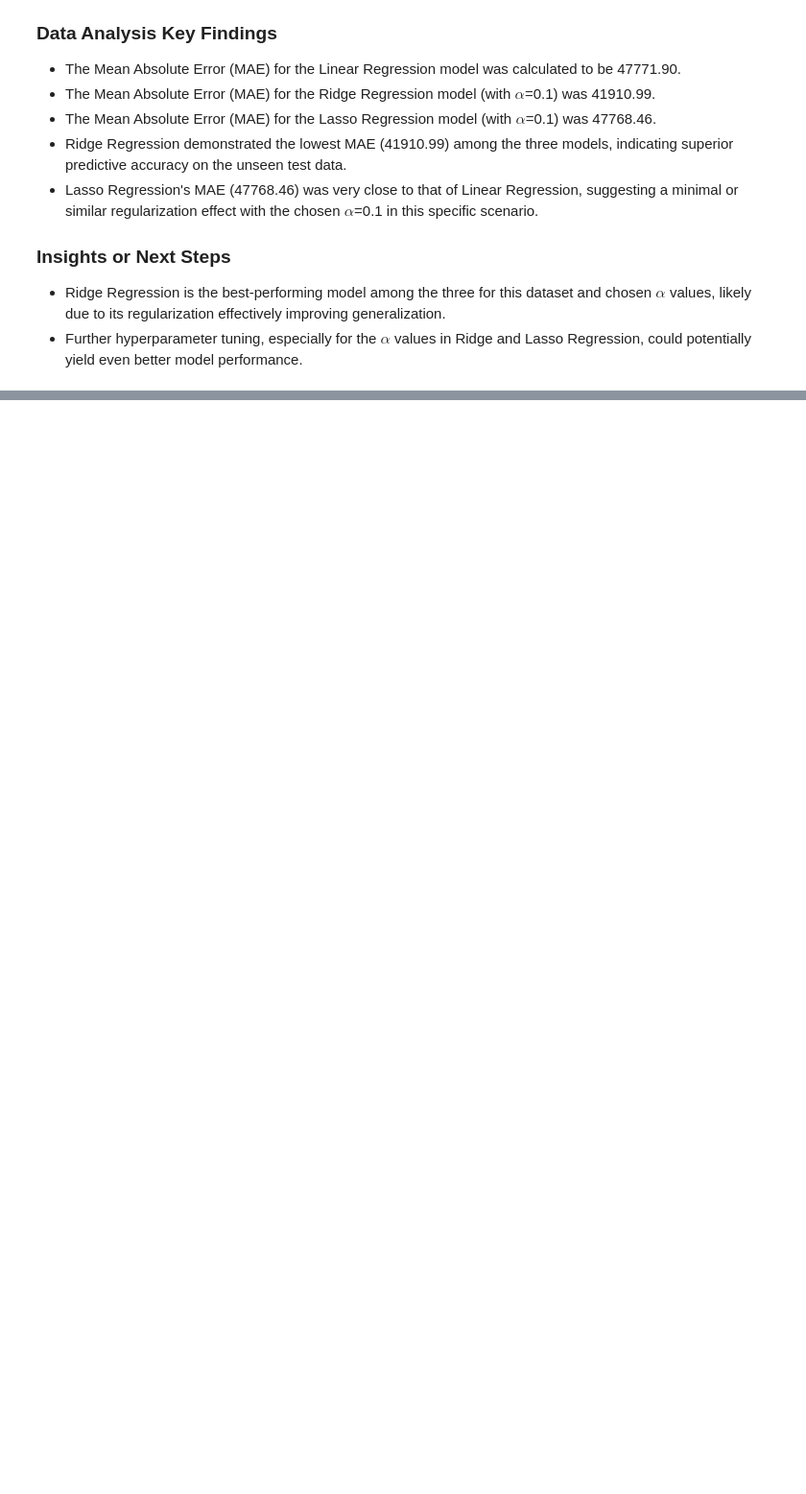
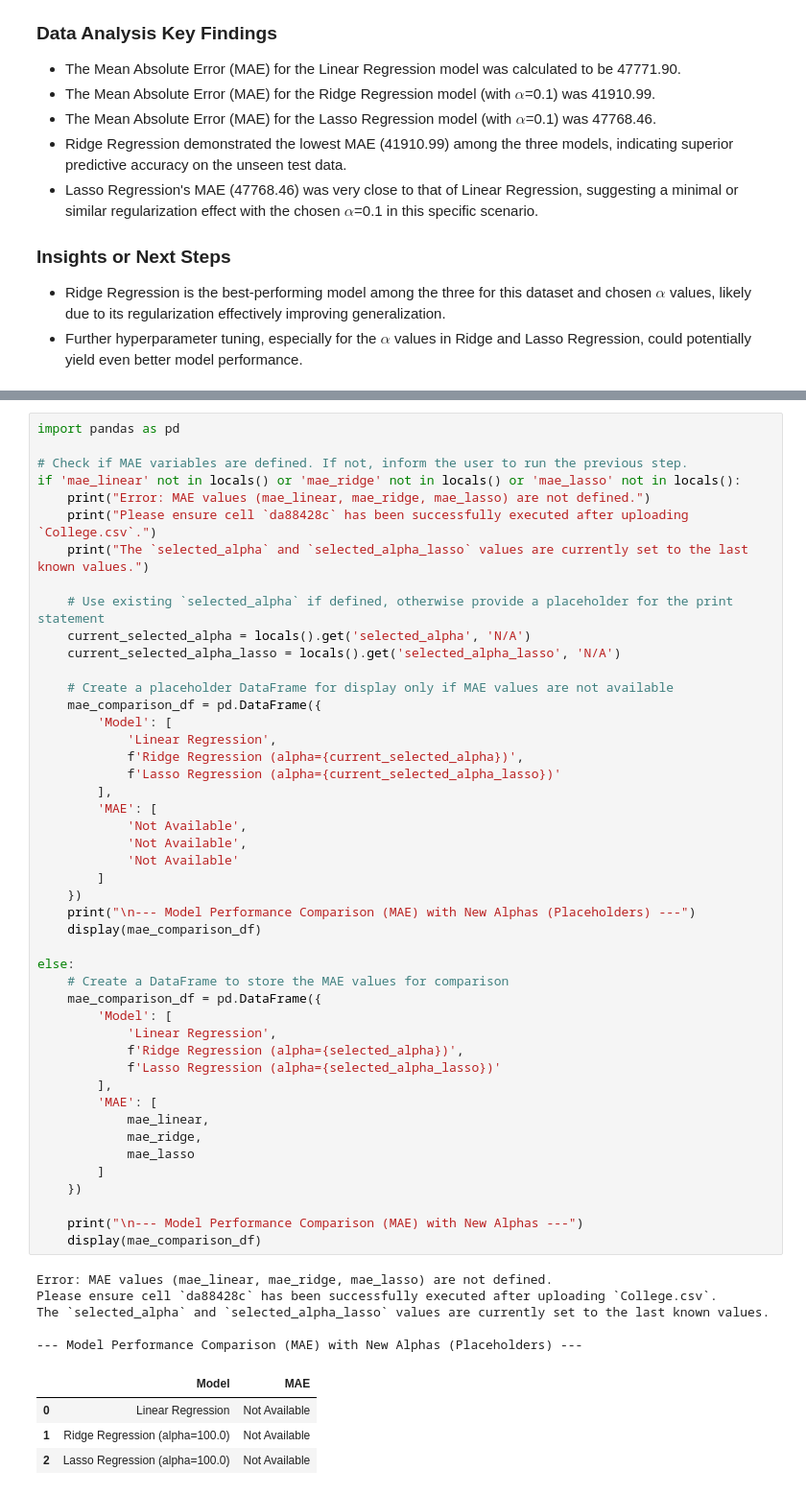
Before and after one commit to Usman-938/Management-System, a Jupyter notebook: supervised.ipynb, the cells around one changed output, grey strips where cells are left out. Shown at 96% size. Cells and saved outputs as stored; diff of their text form; blank space fills up the shorter version.

```diff
--- a/supervised.ipynb
+++ b/supervised.ipynb
@@ -696,0 +1843,56 @@ The task asked to calculate and compare the Mean Absolute Error (MAE) for Linear
+# %%
+import pandas as pd
+
+# Check if MAE variables are defined. If not, inform the user to run the previous step.
+if 'mae_linear' not in locals() or 'mae_ridge' not in locals() or 'mae_lasso' not in locals():
+    print("Error: MAE values (mae_linear, mae_ridge, mae_lasso) are not defined.")
+    print("Please ensure cell `da88428c` has been successfully executed after uploading `College.csv`.")
+    print("The `selected_alpha` and `selected_alpha_lasso` values are currently set to the last known values.")
+
+    # Use existing `selected_alpha` if defined, otherwise provide a placeholder for the print statement
+    current_selected_alpha = locals().get('selected_alpha', 'N/A')
+    current_selected_alpha_lasso = locals().get('selected_alpha_lasso', 'N/A')
+
+    # Create a placeholder DataFrame for display only if MAE values are not available
+    mae_comparison_df = pd.DataFrame({
+        'Model': [
+            'Linear Regression',
+            f'Ridge Regression (alpha={current_selected_alpha})',
+            f'Lasso Regression (alpha={current_selected_alpha_lasso})'
+        ],
+        'MAE': [
+            'Not Available',
+            'Not Available',
+            'Not Available'
+        ]
+    })
+    print("\n--- Model Performance Comparison (MAE) with New Alphas (Placeholders) ---")
+    display(mae_comparison_df)
+
+else:
+    # Create a DataFrame to store the MAE values for comparison
+    mae_comparison_df = pd.DataFrame({
+        'Model': [
+            'Linear Regression',
+            f'Ridge Regression (alpha={selected_alpha})',
+            f'Lasso Regression (alpha={selected_alpha_lasso})'
+        ],
+        'MAE': [
+            mae_linear,
+            mae_ridge,
+            mae_lasso
+        ]
+    })
+
+    print("\n--- Model Performance Comparison (MAE) with New Alphas ---")
+    display(mae_comparison_df)
+# %% [output]
+Error: MAE values (mae_linear, mae_ridge, mae_lasso) are not defined.
+Please ensure cell `da88428c` has been successfully executed after uploading `College.csv`.
+The `selected_alpha` and `selected_alpha_lasso` values are currently set to the last known values.
+
+--- Model Performance Comparison (MAE) with New Alphas (Placeholders) ---
+|  | Model | MAE |
+| 0 | Linear Regression | Not Available |
+| 1 | Ridge Regression (alpha=100.0) | Not Available |
+| 2 | Lasso Regression (alpha=100.0) | Not Available |
```
Also changed, not shown: parts of 172 cells of this notebook.
